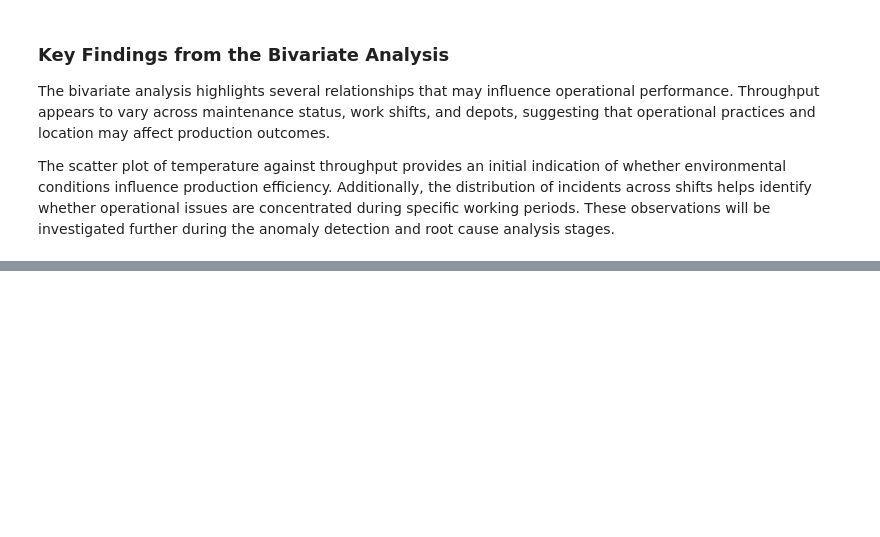
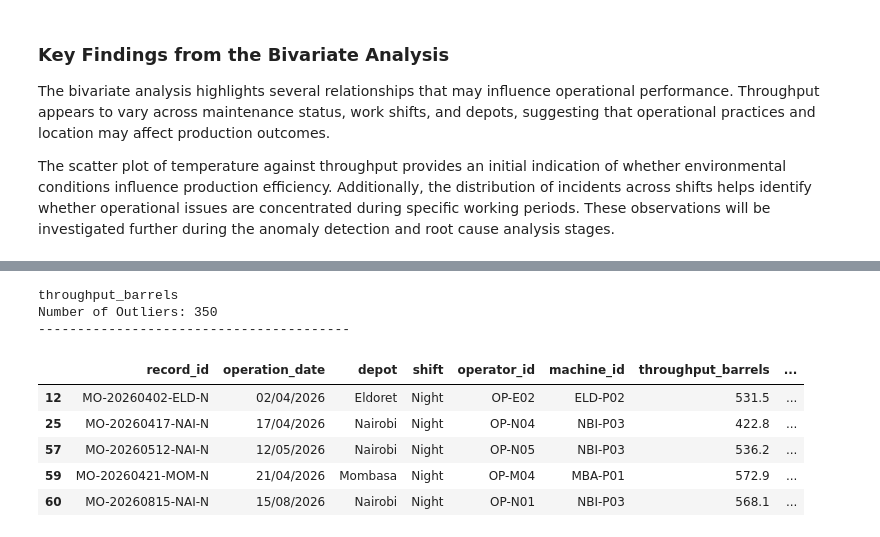
Before and after one commit to WanjikuSharon/week5_diagnostics_analysis, a Jupyter notebook: week5_diagnostics_analysis.ipynb, the cells around one changed output, grey strips where cells are left out. Saved outputs shown, nothing was run; the diff lists cells and outputs as text; code cells hidden in the pictures; blank space fills up the shorter version.

Commit message:
Add anomaly detection functionality to identify outliers in operational data

```diff
--- a/week5_diagnostics_analysis.ipynb
+++ b/week5_diagnostics_analysis.ipynb
@@ -413,0 +422,36 @@ The scatter plot of temperature against throughput provides an initial indicatio
+# %%
+def detect_outliers(data, column):
+
+    Q1 = data[column].quantile(0.25)
+    Q3 = data[column].quantile(0.75)
+
+    IQR = Q3 - Q1
+
+    lower = Q1 - 1.5 * IQR
+    upper = Q3 + 1.5 * IQR
+
+    outliers = data[
+        (data[column] < lower) |
+        (data[column] > upper)
+    ]
+
+    print(f"{column}")
+    print(f"Number of Outliers: {len(outliers)}")
+    print("-"*40)
+
+    return outliers
+# %%
+#Detect throughput outliers
+throughput_outliers = detect_outliers(df, "throughput_barrels")
+
+throughput_outliers.head()
+# %% [output]
+throughput_barrels
+Number of Outliers: 350
+----------------------------------------
+|  | record_id | operation_date | depot | shift | operator_id | machine_id | throughput_barrels | ... |
+| 12 | MO-20260402-ELD-N | 02/04/2026 | Eldoret | Night | OP-E02 | ELD-P02 | 531.5 | ... |
+| 25 | MO-20260417-NAI-N | 17/04/2026 | Nairobi | Night | OP-N04 | NBI-P03 | 422.8 | ... |
+| 57 | MO-20260512-NAI-N | 12/05/2026 | Nairobi | Night | OP-N05 | NBI-P03 | 536.2 | ... |
+| 59 | MO-20260421-MOM-N | 21/04/2026 | Mombasa | Night | OP-M04 | MBA-P01 | 572.9 | ... |
+| 60 | MO-20260815-NAI-N | 15/08/2026 | Nairobi | Night | OP-N01 | NBI-P03 | 568.1 | ... |
```
Also changed, not shown: parts of 1 cell of this notebook.
